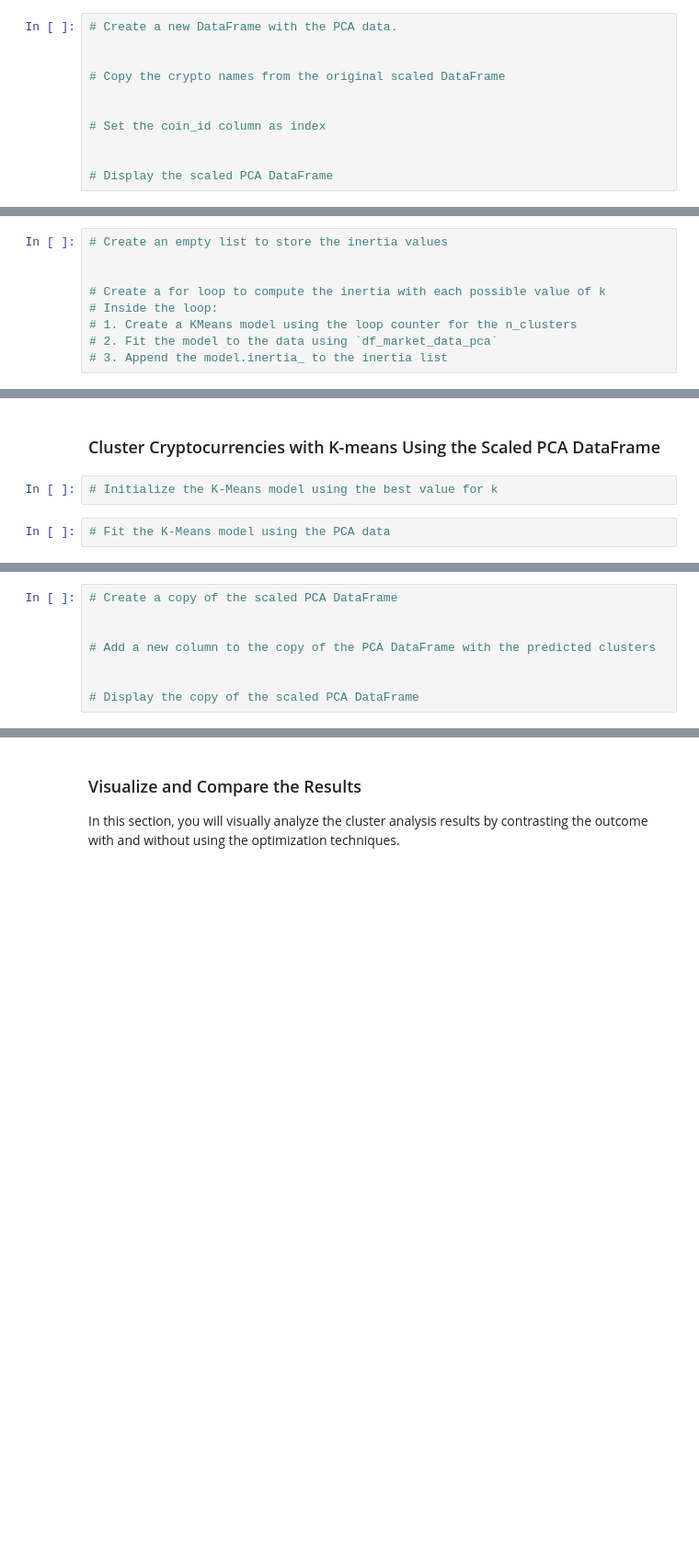
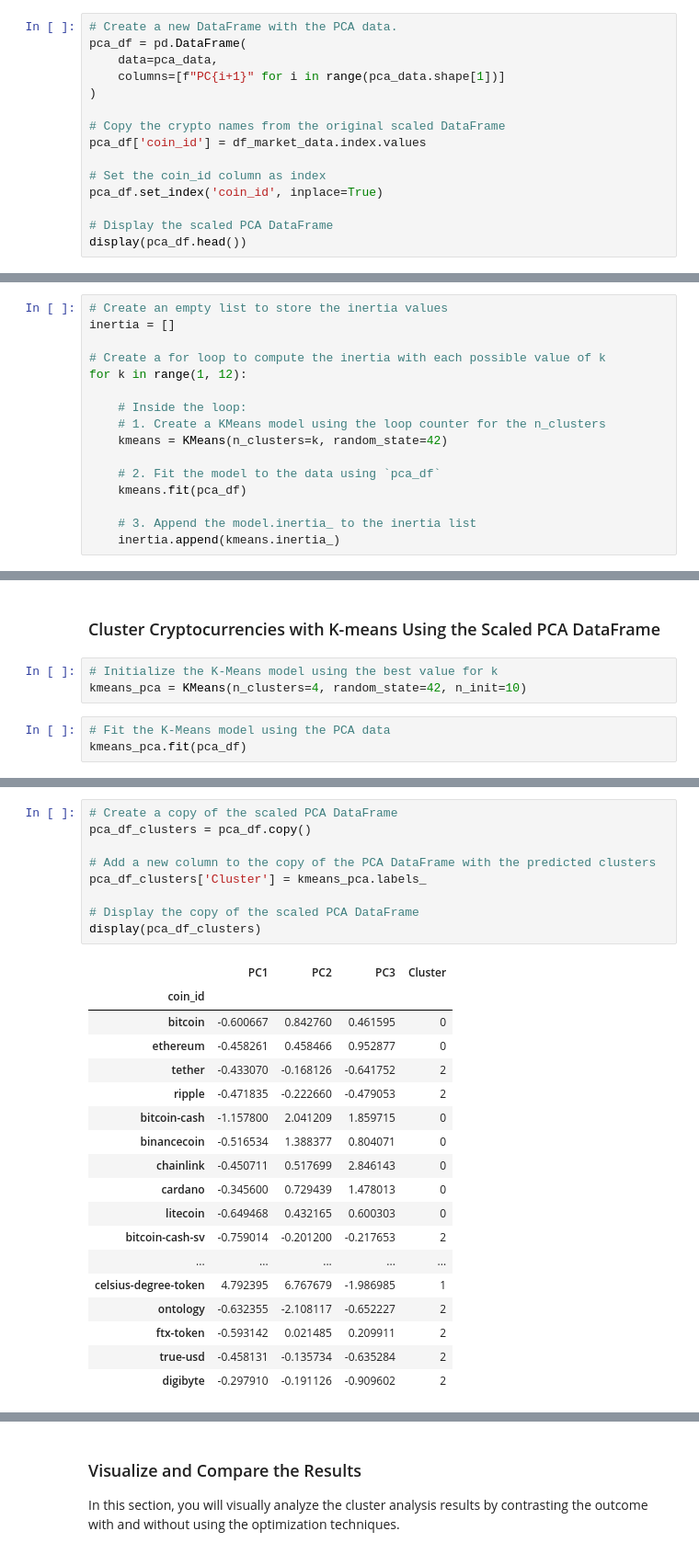
Before and after one commit to juliocezarcarneiro/CryptoClustering, a Jupyter notebook: Crypto_Clustering.ipynb, the cells around one changed output, grey strips where cells are left out. Shown at 92% size. Drawn from its saved outputs; the diff is of its cells as text; blank space fills up the shorter version.

Commit message:
Best value for k and clusters created

```diff
--- a/Crypto_Clustering.ipynb
+++ b/Crypto_Clustering.ipynb
@@ -276,11 +306,15 @@ WARNING:param.main: text_font_size option not found for scatter plot with bokeh;
 # %%
 # Create a new DataFrame with the PCA data.
-
+pca_df = pd.DataFrame(
+    data=pca_data,
+    columns=[f"PC{i+1}" for i in range(pca_data.shape[1])]
+)
 
 # Copy the crypto names from the original scaled DataFrame
-
+pca_df['coin_id'] = df_market_data.index.values
 
 # Set the coin_id column as index
-
+pca_df.set_index('coin_id', inplace=True)
 
 # Display the scaled PCA DataFrame
+display(pca_df.head())
@@ -293,11 +336,18 @@ WARNING:param.main: text_font_size option not found for scatter plot with bokeh;
 # %%
 # Create an empty list to store the inertia values
-
+inertia = []
 
 # Create a for loop to compute the inertia with each possible value of k
-# Inside the loop:
-# 1. Create a KMeans model using the loop counter for the n_clusters
-# 2. Fit the model to the data using `df_market_data_pca`
-# 3. Append the model.inertia_ to the inertia list
+for k in range(1, 12):
+
+    # Inside the loop:
+    # 1. Create a KMeans model using the loop counter for the n_clusters
+    kmeans = KMeans(n_clusters=k, random_state=42)
+
+    # 2. Fit the model to the data using `pca_df`
+    kmeans.fit(pca_df)
+
+    # 3. Append the model.inertia_ to the inertia list
+    inertia.append(kmeans.inertia_)
 # %%
 # Create a dictionary with the data to plot the Elbow curve
@@ -321,5 +415,7 @@ WARNING:param.main: text_font_size option not found for scatter plot with bokeh;
 ### Cluster Cryptocurrencies with K-means Using the Scaled PCA DataFrame
 # %%
 # Initialize the K-Means model using the best value for k
+kmeans_pca = KMeans(n_clusters=4, random_state=42, n_init=10)
 # %%
 # Fit the K-Means model using the PCA data
+kmeans_pca.fit(pca_df)
@@ -331,11 +433,31 @@ WARNING:param.main: text_font_size option not found for scatter plot with bokeh;
 # %%
 # Create a copy of the scaled PCA DataFrame
-
+pca_df_clusters = pca_df.copy()
 
 # Add a new column to the copy of the PCA DataFrame with the predicted clusters
-
+pca_df_clusters['Cluster'] = kmeans_pca.labels_
 
 # Display the copy of the scaled PCA DataFrame
+display(pca_df_clusters)
+# %% [output]
+|  | PC1 | PC2 | PC3 | Cluster |
+| coin_id |  |  |  |  |
+| bitcoin | -0.600667 | 0.842760 | 0.461595 | 0 |
+| ethereum | -0.458261 | 0.458466 | 0.952877 | 0 |
+| tether | -0.433070 | -0.168126 | -0.641752 | 2 |
+| ripple | -0.471835 | -0.222660 | -0.479053 | 2 |
+| bitcoin-cash | -1.157800 | 2.041209 | 1.859715 | 0 |
+| binancecoin | -0.516534 | 1.388377 | 0.804071 | 0 |
+| chainlink | -0.450711 | 0.517699 | 2.846143 | 0 |
+| cardano | -0.345600 | 0.729439 | 1.478013 | 0 |
+| litecoin | -0.649468 | 0.432165 | 0.600303 | 0 |
+| bitcoin-cash-sv | -0.759014 | -0.201200 | -0.217653 | 2 |
+| ... | ... | ... | ... | ... |
+| celsius-degree-token | 4.792395 | 6.767679 | -1.986985 | 1 |
+| ontology | -0.632355 | -2.108117 | -0.652227 | 2 |
+| ftx-token | -0.593142 | 0.021485 | 0.209911 | 2 |
+| true-usd | -0.458131 | -0.135734 | -0.635284 | 2 |
+| digibyte | -0.297910 | -0.191126 | -0.909602 | 2 |
 # %%
 # Create a scatter plot using hvPlot by setting
 # `x="PC1"` and `y="PC2"`.
```
Also changed, not shown: parts of 23 cells of this notebook, 1 other file.
